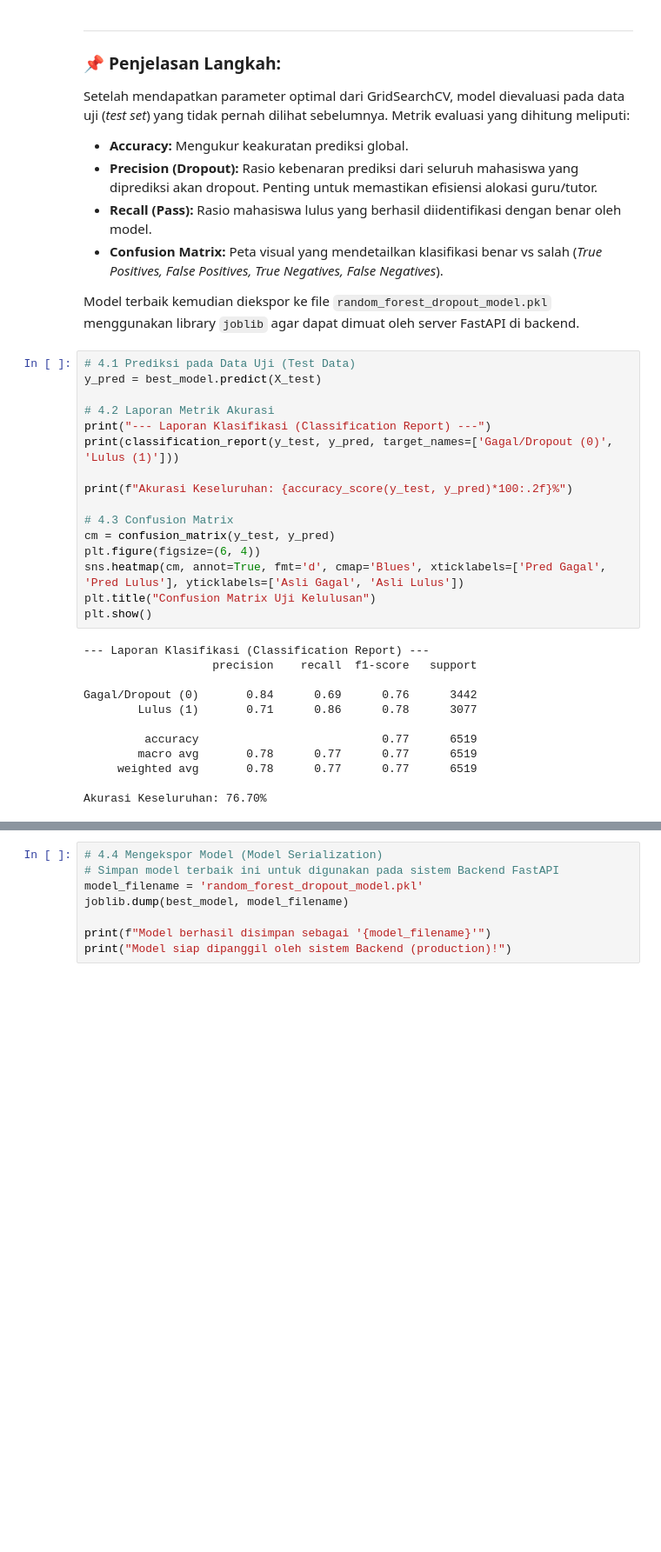
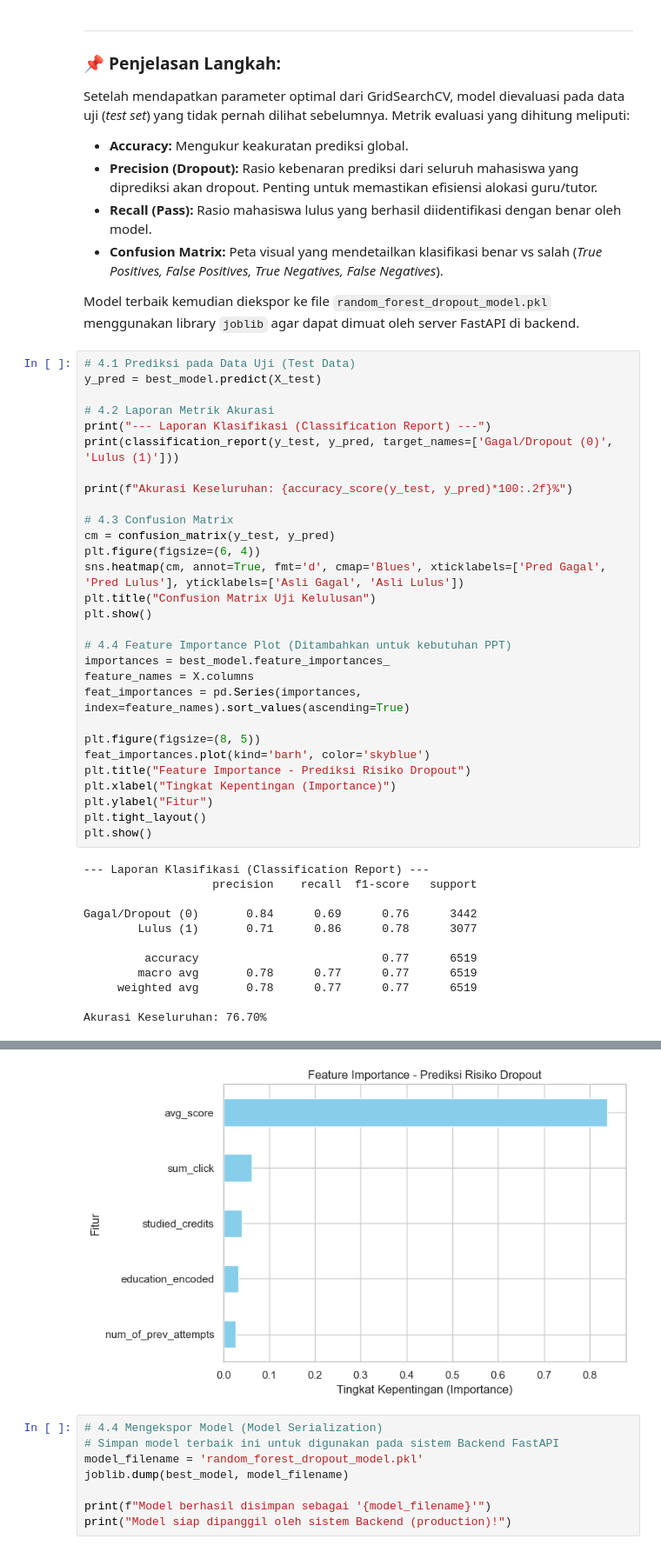
Before and after one commit to danial-computer/AI-LearningPath, a Jupyter notebook: notebook/ai_learningpath.ipynb, the cells around one changed output, grey strips where cells are left out. Shown at 87% size. Cells and saved outputs as stored; diff of their text form; blank space fills up the shorter version.

```diff
--- a/notebook/ai_learningpath.ipynb
+++ b/notebook/ai_learningpath.ipynb
@@ -196,32 +196,46 @@ Model terbaik kemudian diekspor ke file `random_forest_dropout_model.pkl` menggu
 # %%
 # 4.1 Prediksi pada Data Uji (Test Data)
 y_pred = best_model.predict(X_test)
 
 # 4.2 Laporan Metrik Akurasi
 print("--- Laporan Klasifikasi (Classification Report) ---")
 print(classification_report(y_test, y_pred, target_names=['Gagal/Dropout (0)', 'Lulus (1)']))
 
 print(f"Akurasi Keseluruhan: {accuracy_score(y_test, y_pred)*100:.2f}%")
 
 # 4.3 Confusion Matrix
 cm = confusion_matrix(y_test, y_pred)
 plt.figure(figsize=(6, 4))
 sns.heatmap(cm, annot=True, fmt='d', cmap='Blues', xticklabels=['Pred Gagal', 'Pred Lulus'], yticklabels=['Asli Gagal', 'Asli Lulus'])
 plt.title("Confusion Matrix Uji Kelulusan")
 plt.show()
+
+# 4.4 Feature Importance Plot (Ditambahkan untuk kebutuhan PPT)
+importances = best_model.feature_importances_
+feature_names = X.columns
+feat_importances = pd.Series(importances, index=feature_names).sort_values(ascending=True)
+
+plt.figure(figsize=(8, 5))
+feat_importances.plot(kind='barh', color='skyblue')
+plt.title("Feature Importance - Prediksi Risiko Dropout")
+plt.xlabel("Tingkat Kepentingan (Importance)")
+plt.ylabel("Fitur")
+plt.tight_layout()
+plt.show()
 # %% [output]
 --- Laporan Klasifikasi (Classification Report) ---
                    precision    recall  f1-score   support
 
 Gagal/Dropout (0)       0.84      0.69      0.76      3442
         Lulus (1)       0.71      0.86      0.78      3077
 
          accuracy                           0.77      6519
         macro avg       0.78      0.77      0.77      6519
      weighted avg       0.78      0.77      0.77      6519
 
 Akurasi Keseluruhan: 76.70%
 [figure]
+[figure, added]
 # %%
 # 4.4 Mengekspor Model (Model Serialization)
 # Simpan model terbaik ini untuk digunakan pada sistem Backend FastAPI
```
Also changed, not shown: parts of 13 cells of this notebook, 2 other files.
